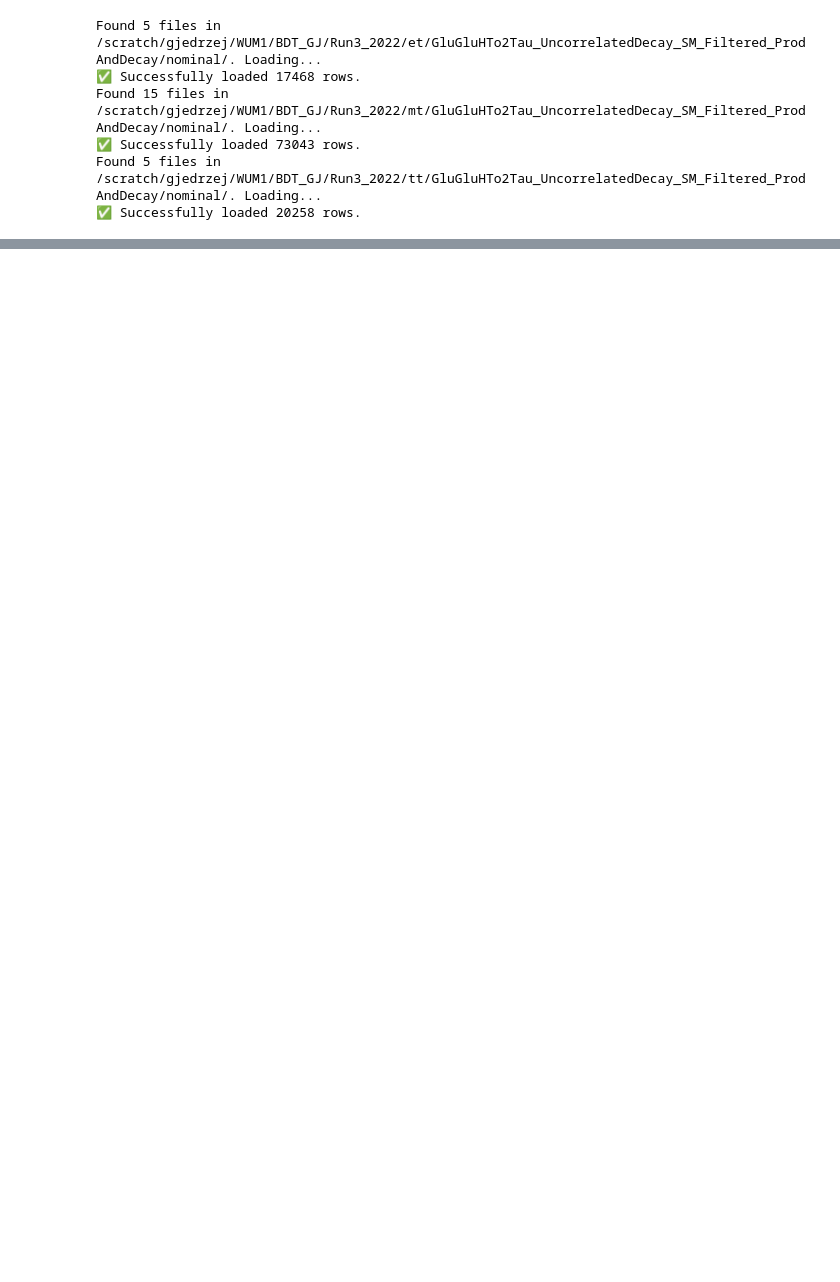
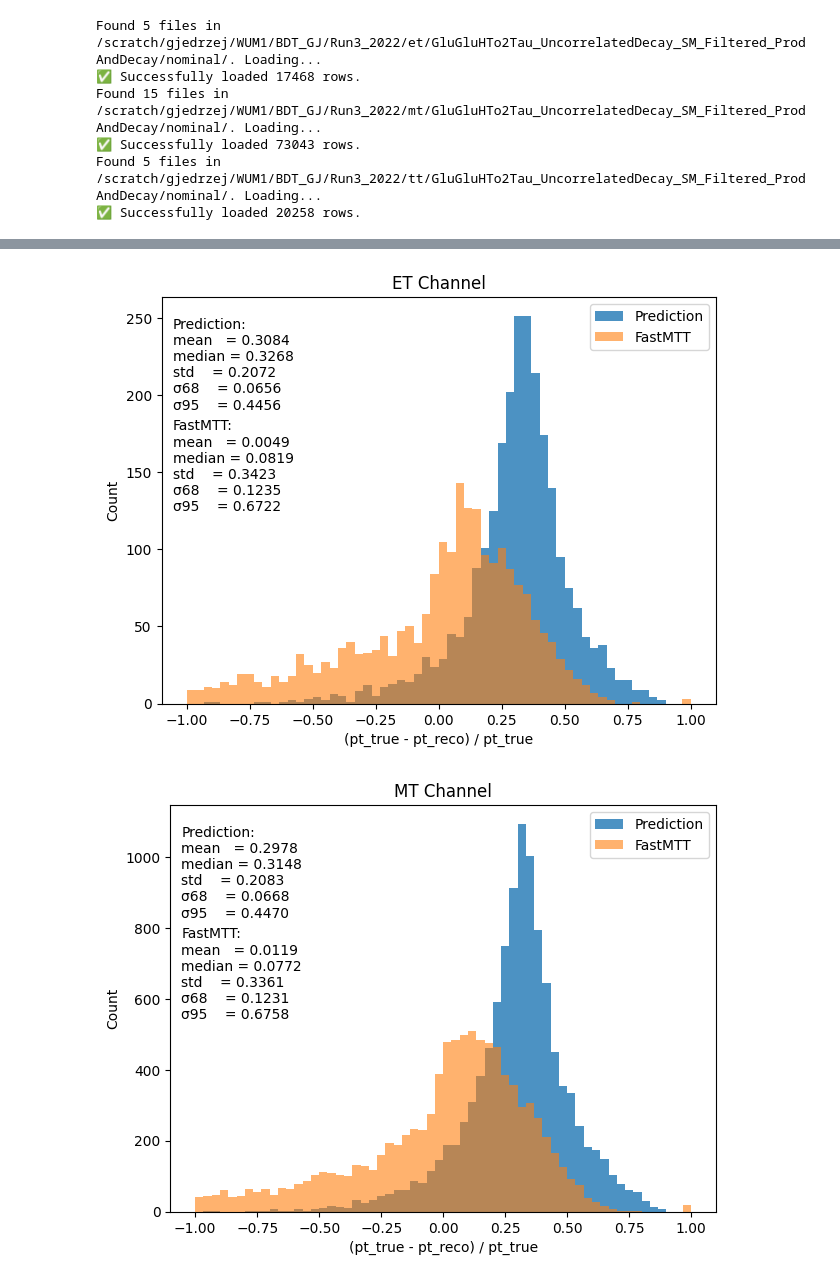
Before and after one commit to PasiekaFUW/Masters_Thesis, a Jupyter notebook: WUM1/BDT_GJ/GJProject.ipynb, the cells around one changed output, grey strips where cells are left out. Saved outputs shown, nothing was run; the diff lists cells and outputs as text; code cells hidden in the pictures; blank space fills up the shorter version.

```diff
--- a/WUM1/BDT_GJ/GJProject.ipynb
+++ b/WUM1/BDT_GJ/GJProject.ipynb
@@ -221,0 +241,58 @@ plotter.plot_clean_tree(model_tt, tree_idx=2)
+# %%
+#ET
+test_idx = X_test_et.index
+y_true_test = Y_et.loc[test_idx].to_numpy().reshape(-1, 1)
+y_pred_test = model_et.predict(X_test_et).reshape(-1, 1)
+
+fastmtt_series = df_et_filtered.loc[test_idx, 'FastMTT_pt_2']
+reco_comparison = pd.DataFrame({'FastMTT': fastmtt_series.to_numpy() })
+
+
+plotter.plot_resolution(
+    y_arr = y_true_test,
+    preds_arr = y_pred_test,
+    dim_idx = 0,               # Index 0 for single target
+    range_vals = (-1.0, 1.0),
+    output_path = os.path.join(my_BDT_directory_location, 'plots/resolution_ET.png'),
+    reco_df = reco_comparison,
+    title="ET Channel"
+)
+
+#MT
+test_idx = X_test_mt.index
+y_true_test = Y_mt.loc[test_idx].to_numpy().reshape(-1, 1)
+y_pred_test = model_mt.predict(X_test_mt).reshape(-1, 1)
+
+fastmtt_series = df_mt_filtered.loc[test_idx, 'FastMTT_pt_2']
+reco_comparison = pd.DataFrame({'FastMTT': fastmtt_series.to_numpy() })
+
+plotter.plot_resolution(
+    y_arr = y_true_test,
+    preds_arr = y_pred_test,
+    dim_idx = 0,               # Index 0 for single target
+    range_vals = (-1.0, 1.0),
+    output_path = os.path.join(my_BDT_directory_location, 'plots/resolution_MT.png'),
+    reco_df = reco_comparison,
+    title="MT Channel"
+)
+
+#TT
+test_idx = X_test_tt.index
+y_true_test = Y_tt.loc[test_idx].to_numpy().reshape(-1, 1)
+y_pred_test = model_tt.predict(X_test_tt).reshape(-1, 1)
+
+fastmtt_series = df_tt_filtered.loc[test_idx, 'FastMTT_pt_2']
+reco_comparison = pd.DataFrame({'FastMTT': fastmtt_series.to_numpy() })
+
+plotter.plot_resolution(
+    y_arr = y_true_test,
+    preds_arr = y_pred_test,
+    dim_idx = 0,               # Index 0 for single target
+    range_vals = (-1.0, 1.0),
+    output_path = os.path.join(my_BDT_directory_location, 'plots/resolution_TT.png'),
+    reco_df = reco_comparison,
+    title="TT Channel"
+)
+# %% [output]
+[figure, added]
+[figure, added]
```
Also changed, not shown: parts of 8 cells of this notebook, 1 other file.
